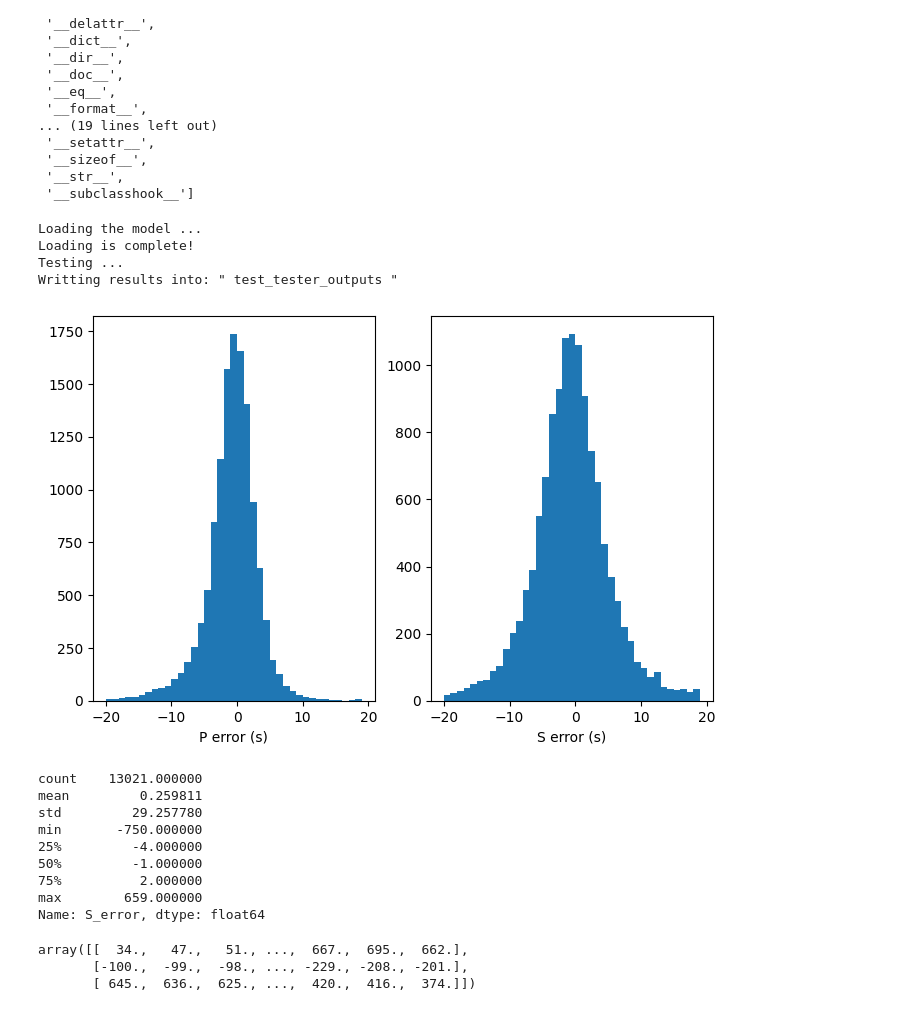
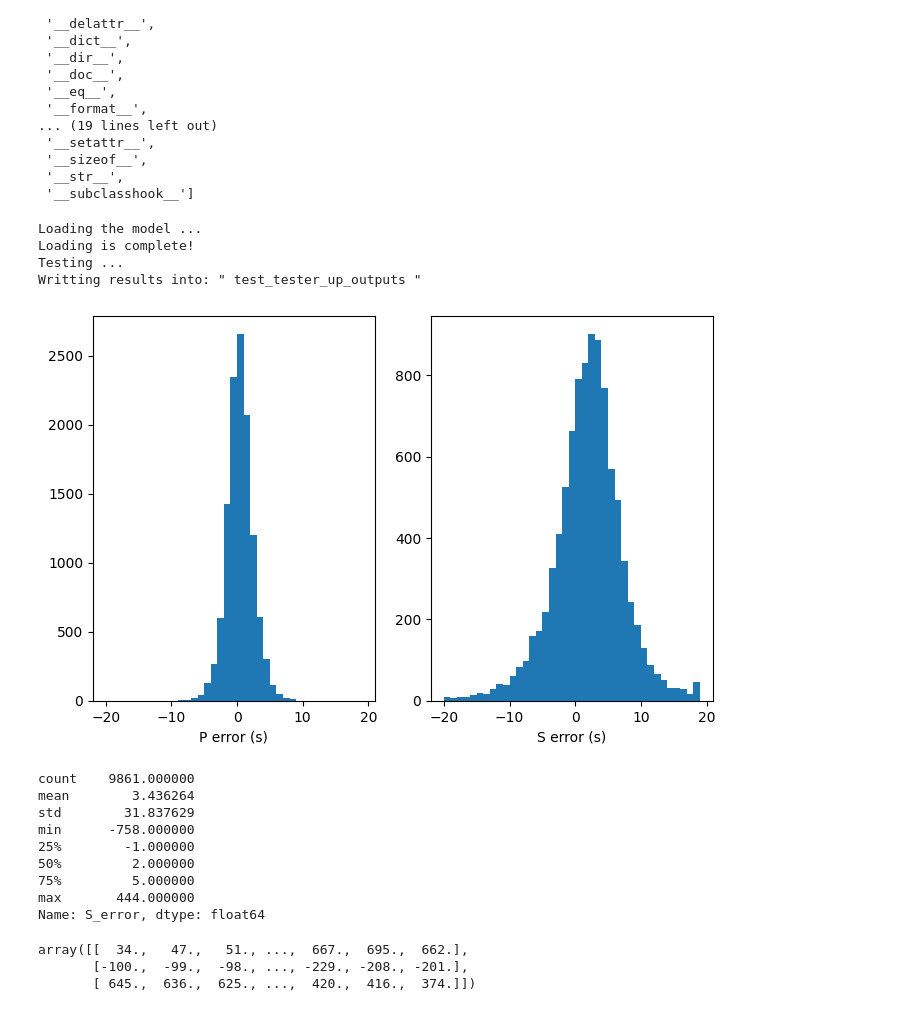
Before and after one commit to Jun1453/phasepick, a Jupyter notebook: train.ipynb, the cells around one changed output. Saved outputs shown, nothing was run; the diff lists cells and outputs as text; code cells hidden in the pictures.

```diff
--- a/train.ipynb
+++ b/train.ipynb
@@ -104,38 +146,40 @@ dir(eqt.picker)
 # %%
 from EQTransformer.core.tester import tester
 # test.hdf5', input_csv='training_PandS.csv'
-tester(input_hdf5='test.hdf5', input_testset='test_trainer_outputs/test.npy', input_model='test_trainer_outputs/models/test_trainer_005.h5', output_name='test_tester', detection_threshold=0.20, P_threshold=0.1, S_threshold=0.1, number_of_plots=30, estimate_uncertainty=True, number_of_sampling=5, input_dimention=(9000, 3), normalization_mode='std', mode='generator', batch_size=10, gpuid=None, gpu_limit=None)
+# tester(input_hdf5='test.hdf5', input_testset='test_trainer_outputs/test.npy', input_model='test_trainer_outputs/models/test_trainer_005.h5', output_name='test_tester', detection_threshold=0.20, P_threshold=0.1, S_threshold=0.1, number_of_plots=30, estimate_uncertainty=True, number_of_sampling=5, input_dimention=(9000, 3), normalization_mode='std', mode='generator', batch_size=10, gpuid=None, gpu_limit=None)
+tester(input_hdf5='test.hdf5', input_testset='test_trainer_up_outputs/test.npy', input_model='test_trainer_up_outputs/models/test_trainer_up_004.h5', output_name='test_tester_up', detection_threshold=0.20, P_threshold=0.1, S_threshold=0.1, number_of_plots=30, estimate_uncertainty=True, number_of_sampling=5, input_dimention=(1500, 3), normalization_mode='std', mode='generator', batch_size=10, gpuid=None, gpu_limit=None)
 # %% [output]
 Loading the model ...
 Loading is complete!
 Testing ...
-Writting results into: " test_tester_outputs "
+Writting results into: " test_tester_up_outputs "
 # %%
 import pandas as pd
 import numpy as np
 import matplotlib.pyplot as plt
 %matplotlib inline
 plt.subplot(121)
-pred = pd.read_csv('test_tester_outputs/X_test_results.csv')
+# pred = pd.read_csv('test_tester_outputs/X_test_results.csv')
+pred = pd.read_csv('test_tester_up_outputs/X_test_results.csv')
 plt.hist(pred['P_error'], bins=np.arange(-20,20))
 plt.xlabel('P error (s)')
 plt.subplot(122)
 plt.hist(pred['S_error'], bins=np.arange(-20,20))
 plt.xlabel('S error (s)')
 plt.show()
 # %% [output]
-[figure, old version]
+[figure, new version]
 # %%
 pred['S_error'].describe()
 # %% [output]
-count    13021.000000
-mean         0.259811
-std         29.257780
-min       -750.000000
-25%         -4.000000
-50%         -1.000000
-75%          2.000000
-max        659.000000
+count    9861.000000
+mean        3.436264
+std        31.837629
+min      -758.000000
+25%        -1.000000
+50%         2.000000
+75%         5.000000
+max       444.000000
 Name: S_error, dtype: float64
 # %%
 import seisbench as sb
```
Also changed, not shown: parts of 1 cell of this notebook, 2 other files.
